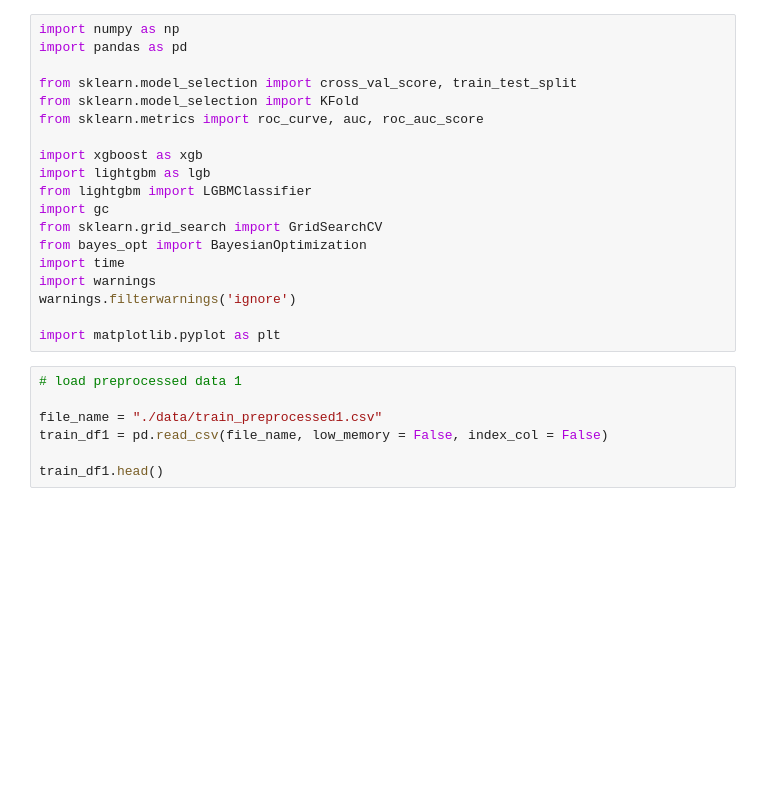
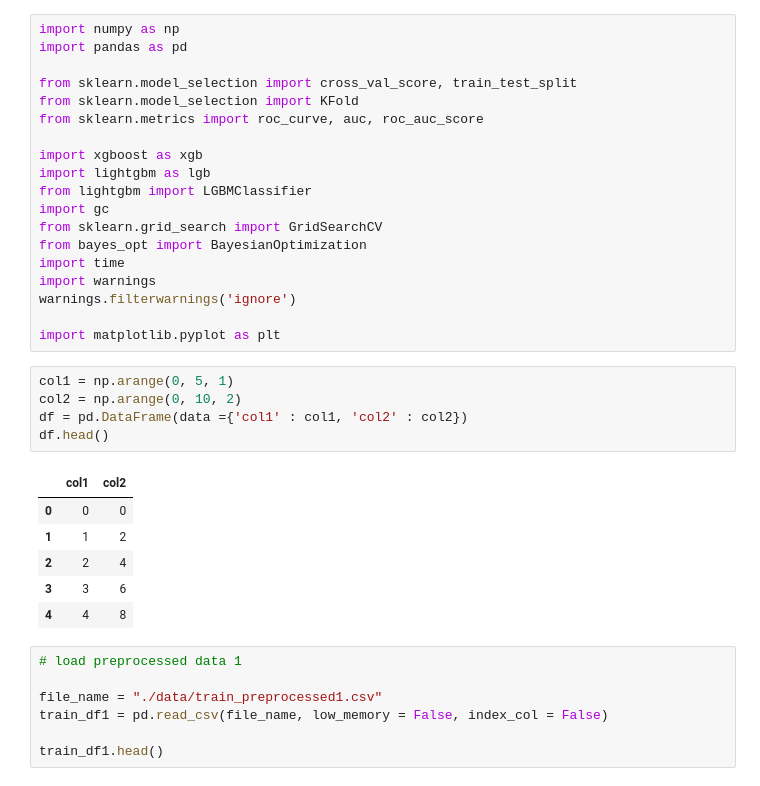
Before and after one commit to 2018HCIntern/2018HCIntern, a Jupyter notebook: AutoMl/Final_Model.ipynb, the cells around one changed output. Saved outputs shown, nothing was run; the diff lists cells and outputs as text; blank space fills up the shorter version.

```diff
--- a/AutoMl/Final_Model.ipynb
+++ b/AutoMl/Final_Model.ipynb
@@ -17,6 +17,18 @@ import warnings
 warnings.filterwarnings('ignore')
 
 import matplotlib.pyplot as plt
+# %%
+col1 = np.arange(0, 5, 1)
+col2 = np.arange(0, 10, 2)
+df = pd.DataFrame(data ={'col1' : col1, 'col2' : col2})
+df.head()
+# %% [output]
+|  | col1 | col2 |
+| 0 | 0 | 0 |
+| 1 | 1 | 2 |
+| 2 | 2 | 4 |
+| 3 | 3 | 6 |
+| 4 | 4 | 8 |
 # %%
 # load preprocessed data 1
 
```
Also changed, not shown: parts of 20 cells of this notebook, 3 other files.
